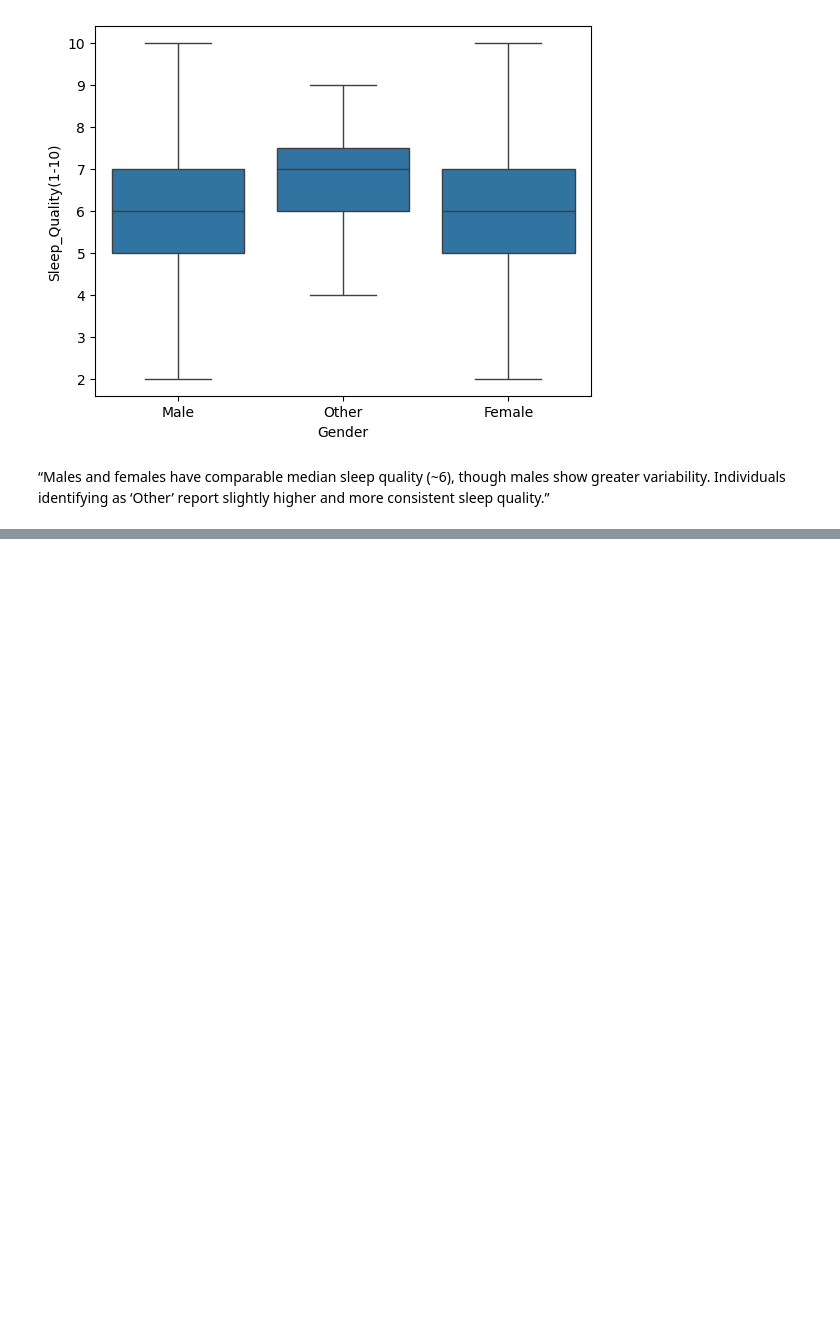
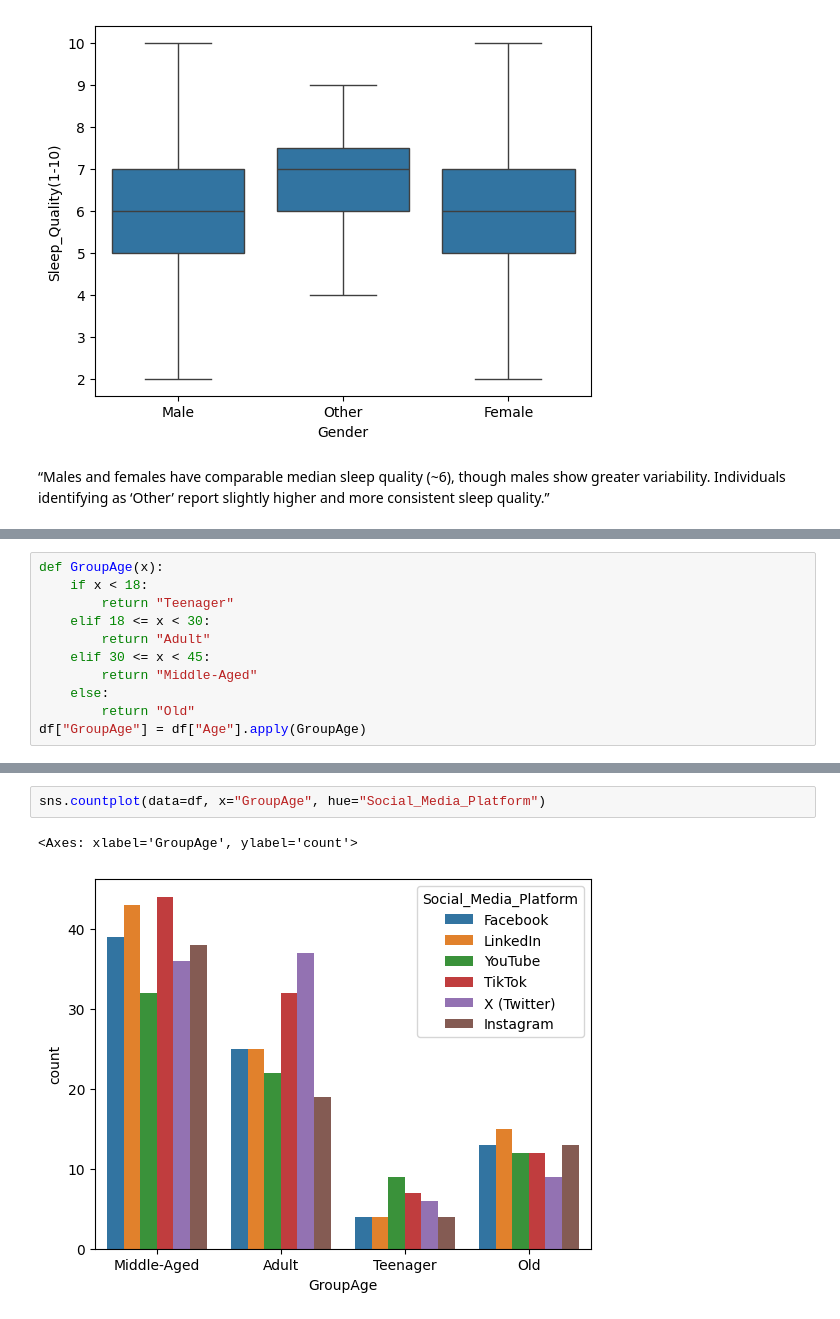
Before and after one commit to Ashmit-rai17/SocialMedia-Usage-Analysis, a Jupyter notebook: eda.ipynb, the cells around one changed output, grey strips where cells are left out. Drawn from its saved outputs; the diff is of its cells as text; blank space fills up the shorter version.

Commit message:
eda with grouping

```diff
--- a/eda.ipynb
+++ b/eda.ipynb
@@ -142,0 +166,11 @@ sns.boxplot(x = df["Gender"] , y=df["Sleep_Quality(1-10)"])
+# %%
+def GroupAge(x):
+    if x < 18:
+        return "Teenager"
+    elif 18 <= x < 30:
+        return "Adult"
+    elif 30 <= x < 45:
+        return "Middle-Aged"
+    else:
+        return "Old"
+df["GroupAge"] = df["Age"].apply(GroupAge)
@@ -142,0 +186,5 @@ sns.boxplot(x = df["Gender"] , y=df["Sleep_Quality(1-10)"])
+# %%
+sns.countplot(data=df, x="GroupAge", hue="Social_Media_Platform")
+# %% [output]
+<Axes: xlabel='GroupAge', ylabel='count'>
+[figure, added]
```
Also changed, not shown: parts of 4 cells of this notebook.
